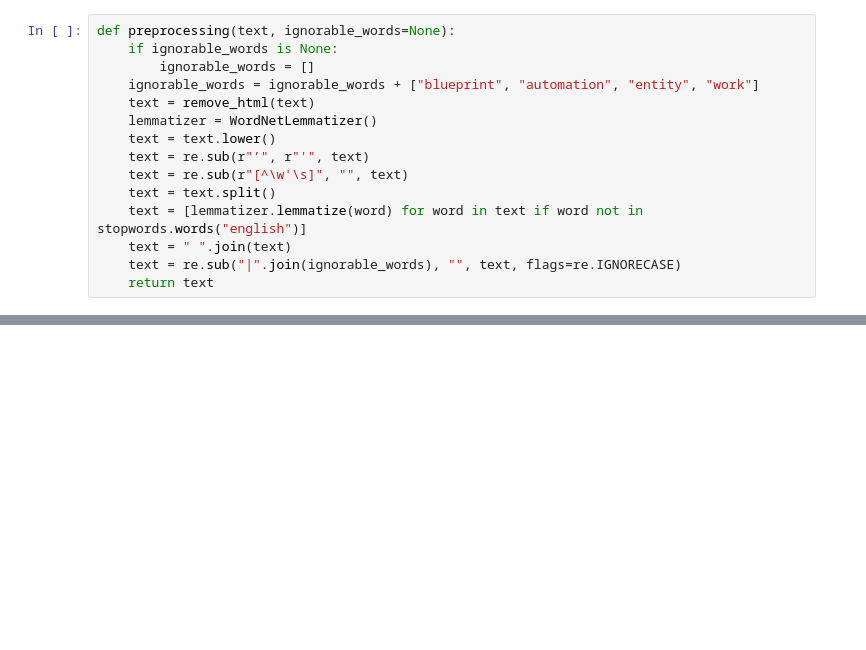
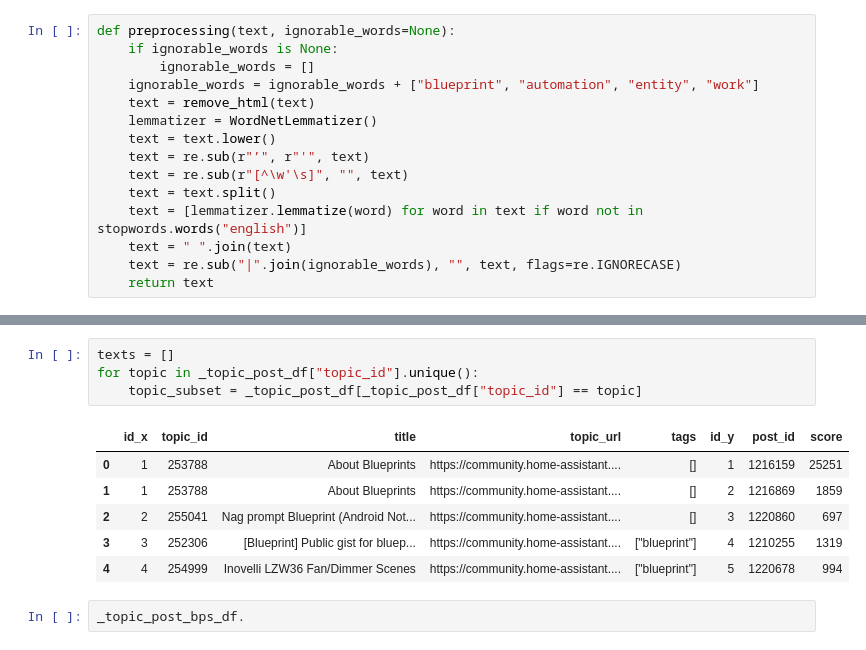
Before and after one commit to 598975/BP-classification, a Jupyter notebook: 251126-tfidf-keyword.ipynb, the cells around one changed output, grey strips where cells are left out. Cells and saved outputs as stored; diff of their text form; blank space fills up the shorter version.

```diff
--- a/251126-tfidf-keyword.ipynb
+++ b/251126-tfidf-keyword.ipynb
@@ -92,0 +141,13 @@ Topic ID: 944273, Number of Blueprints: 1
+# %%
+texts = []
+for topic in _topic_post_df["topic_id"].unique():
+    topic_subset = _topic_post_df[_topic_post_df["topic_id"] == topic]
+# %% [output]
+|  | id_x | topic_id | title | topic_url | tags | id_y | post_id | score |
+| 0 | 1 | 253788 | About Blueprints | https://community.home-assistant.... | [] | 1 | 1216159 | 25251 |
+| 1 | 1 | 253788 | About Blueprints | https://community.home-assistant.... | [] | 2 | 1216869 | 1859 |
+| 2 | 2 | 255041 | Nag prompt Blueprint (Android Not... | https://community.home-assistant.... | [] | 3 | 1220860 | 697 |
+| 3 | 3 | 252306 | [Blueprint] Public gist for bluep... | https://community.home-assistant.... | ["blueprint"] | 4 | 1210255 | 1319 |
+| 4 | 4 | 254999 | Inovelli LZW36 Fan/Dimmer Scenes | https://community.home-assistant.... | ["blueprint"] | 5 | 1220678 | 994 |
+# %%
+_topic_post_bps_df.
```
Also changed, not shown: parts of 10 cells of this notebook, 3 other files.
